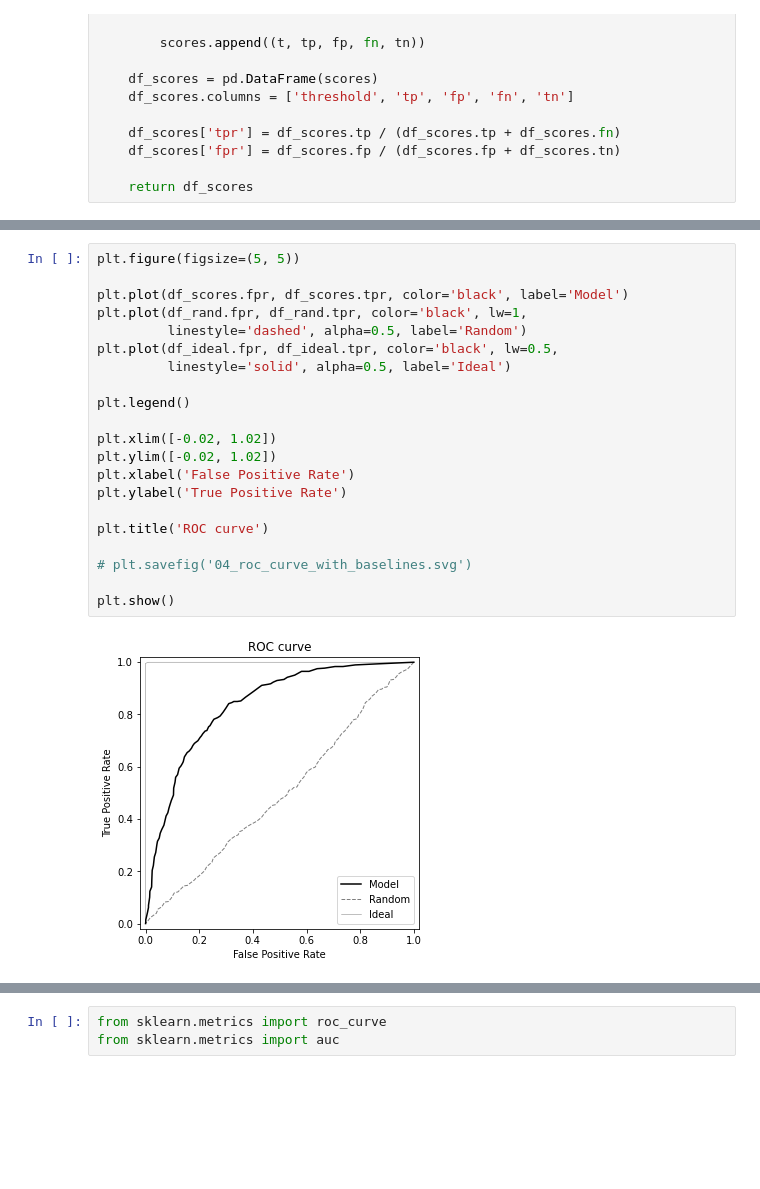
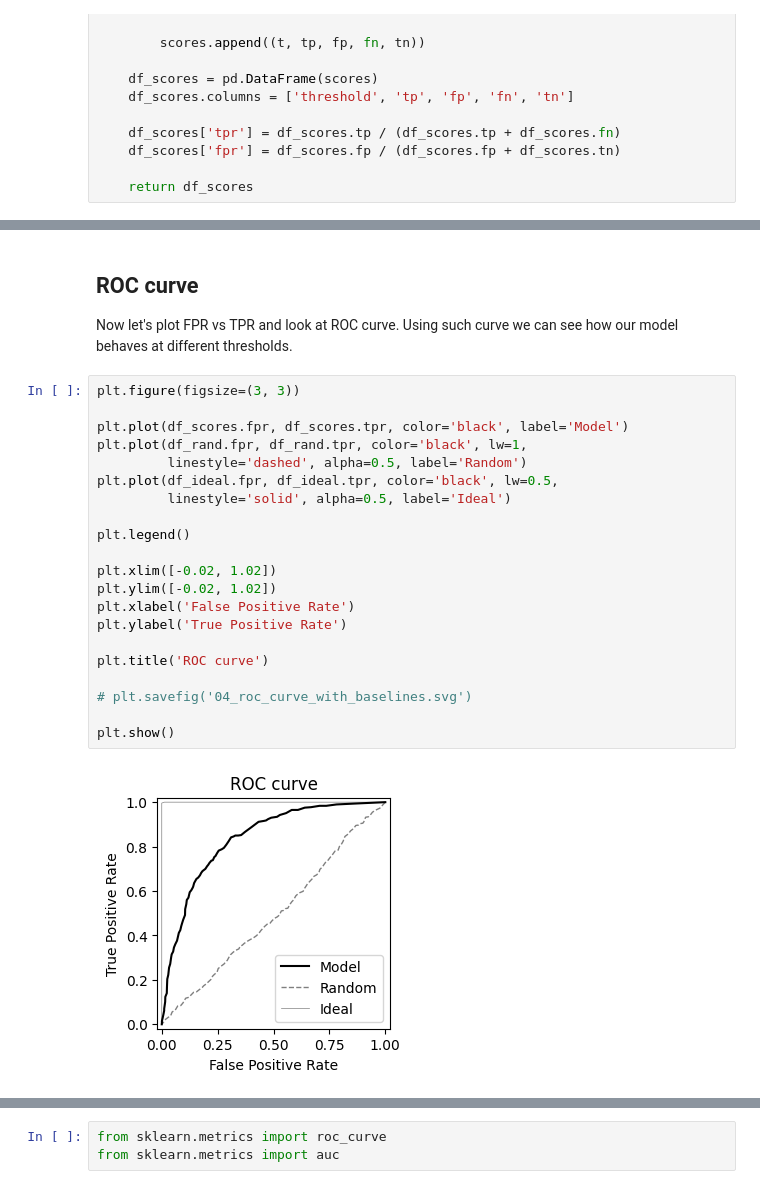
Before and after one commit to ekhlebus/ml-zoomcamp, a Jupyter notebook: 03-classification_churn_prediction/04-metrics.ipynb, the cells around one changed output, grey strips where cells are left out. Drawn from its saved outputs; the diff is of its cells as text; blank space fills up the shorter version.

```diff
--- a/03-classification_churn_prediction/04-metrics.ipynb
+++ b/03-classification_churn_prediction/04-metrics.ipynb
@@ -457,24 +525,28 @@ ROC curve
+# %% [markdown]
+## ROC curve
+
+Now let's plot FPR vs TPR and look at ROC curve. Using such curve we can see how our model behaves at different thresholds.
 # %%
-plt.figure(figsize=(5, 5))
+plt.figure(figsize=(3, 3))
 
 plt.plot(df_scores.fpr, df_scores.tpr, color='black', label='Model')
 plt.plot(df_rand.fpr, df_rand.tpr, color='black', lw=1,
          linestyle='dashed', alpha=0.5, label='Random')
 plt.plot(df_ideal.fpr, df_ideal.tpr, color='black', lw=0.5,
          linestyle='solid', alpha=0.5, label='Ideal')
 
 plt.legend()
 
 plt.xlim([-0.02, 1.02])
 plt.ylim([-0.02, 1.02])
 plt.xlabel('False Positive Rate')
 plt.ylabel('True Positive Rate')
 
 plt.title('ROC curve')
 
 # plt.savefig('04_roc_curve_with_baselines.svg')
 
 plt.show()
 # %% [output]
-[figure, old version]
+[figure, new version]
 # %%
```
Also changed, not shown: parts of 38 cells of this notebook.
